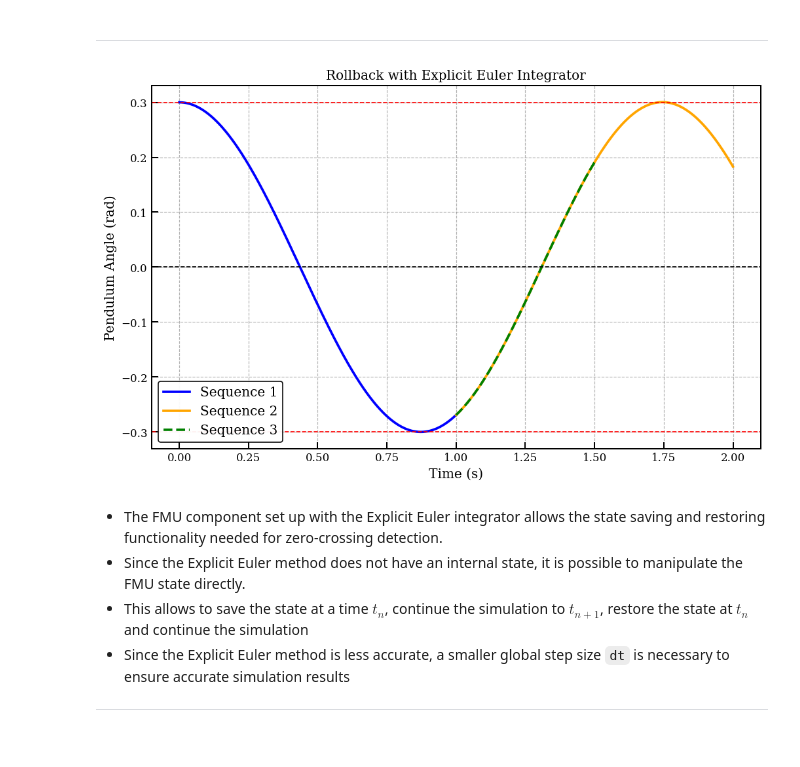
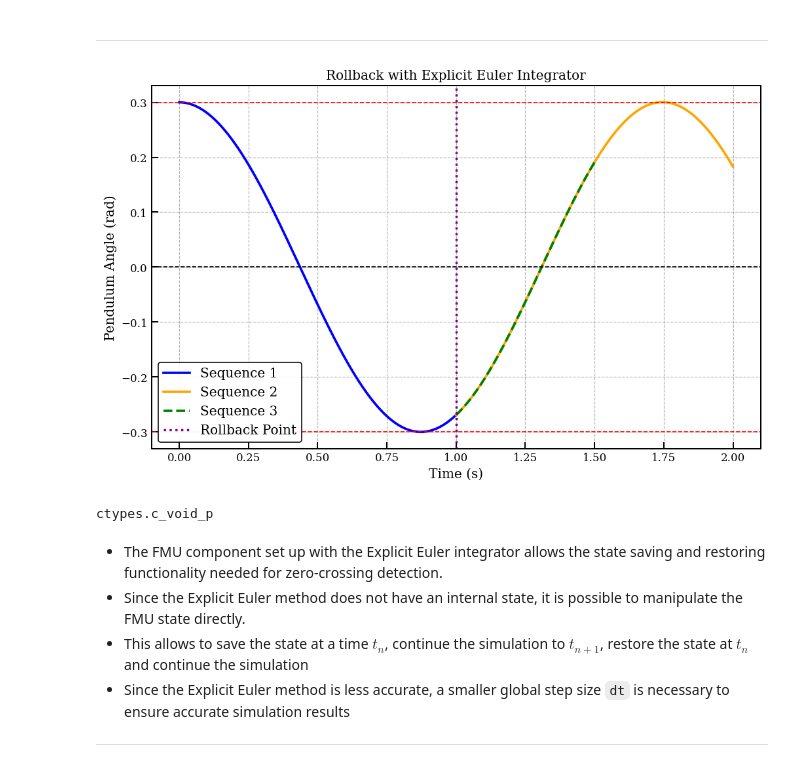
Before and after one commit to FlorianFrech/SystemSimulation, a Jupyter notebook: demos/ControlledPendulum/MyModels/Hybrid/test_0_fmu_rollback.ipynb, the cells around one changed output. Drawn from its saved outputs; the diff is of its cells as text; code cells hidden in the pictures.

```diff
--- a/demos/ControlledPendulum/MyModels/Hybrid/test_0_fmu_rollback.ipynb
+++ b/demos/ControlledPendulum/MyModels/Hybrid/test_0_fmu_rollback.ipynb
@@ -110,34 +110,39 @@ while t < end_time:
     t_vals_2.append(t)
     q_vals_2.append(q)
     t += dt
 
 # Restore state from end of sequence 1
 fmu_euler.setFMUState(state_1s)
 t = t_state
 end_time = 1.5
 while t < end_time:
     fmu_euler.doStep(t, dt)
     q = fmu_euler.getReal([q_vr])[0]
     t_vals_3.append(t)
     q_vals_3.append(q)
     t += dt
 
 # Plot results
 plt.figure(figsize=(10, 6))
 plt.title('Rollback with Explicit Euler Integrator')
 plt.plot(t_vals_1, q_vals_1, label='Sequence 1', color='blue')
 plt.plot(t_vals_2, q_vals_2, label='Sequence 2', color='orange')
 plt.plot(t_vals_3, q_vals_3, label='Sequence 3', color='green', linestyle='--')
 plt.axhline(0, color='black', linewidth=1, linestyle='--')
 plt.axhline(0.3, color='red', linewidth=1, linestyle='--')
 plt.axhline(-0.3, color='red', linewidth=1, linestyle='--')
+plt.axvline(t_state, color='purple', linewidth=2, linestyle=':', label='Rollback Point')
 plt.xlabel('Time (s)')
 plt.ylabel('Pendulum Angle (rad)')
 plt.grid()
 plt.legend(loc='lower left')
 plt.show()
 # %% [output]
-[figure, old version]
+[figure, new version]
+# %%
+type(state_1s)
+# %% [output]
+ctypes.c_void_p
 # %% [markdown]
 - The FMU component set up with the Explicit Euler integrator allows the state saving and restoring functionality needed for zero-crossing detection.
 - Since the Explicit Euler method does not have an internal state, it is possible to manipulate the FMU state directly.
```
Also changed, not shown: parts of 1 cell of this notebook, 26 other files.
